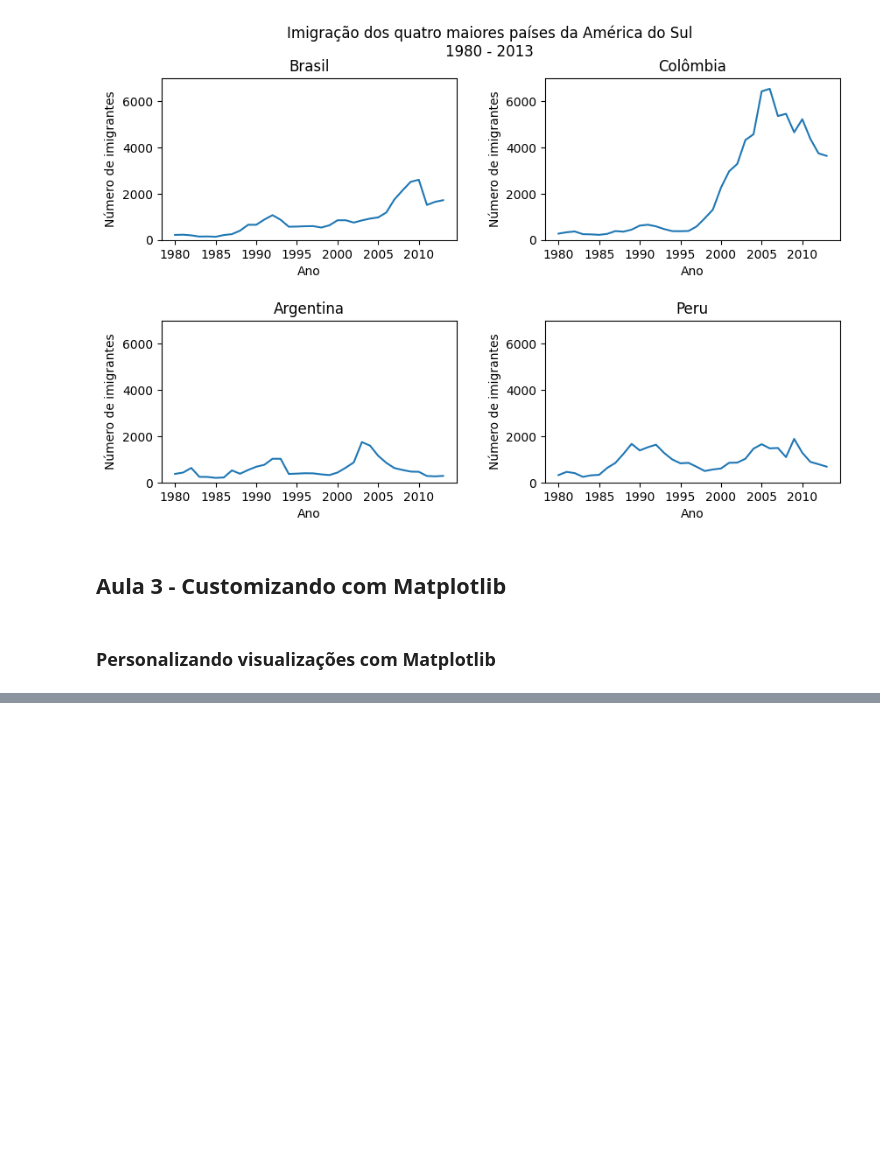
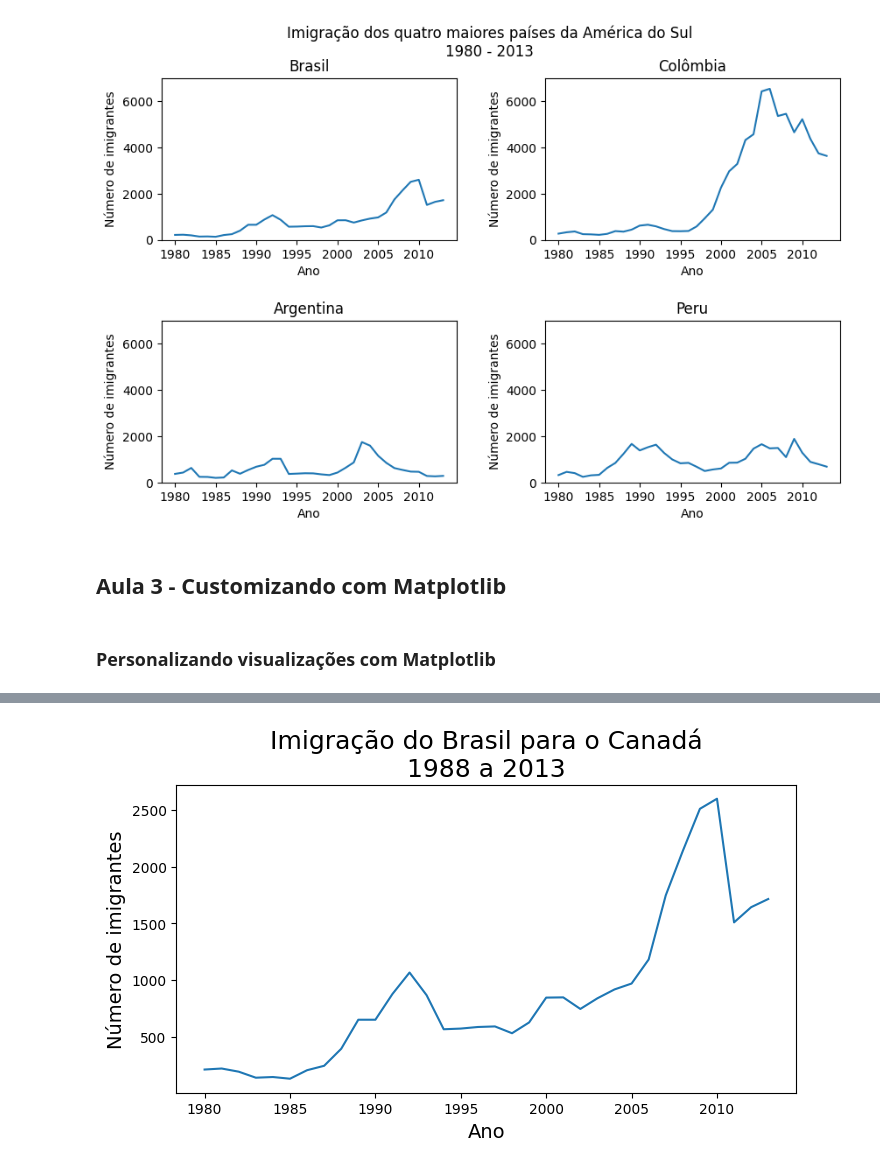
Before and after one commit to brunorm86/visualizacao_dados_python, a Jupyter notebook: project.ipynb, the cells around one changed output, grey strips where cells are left out. Drawn from its saved outputs; the diff is of its cells as text; code cells hidden in the pictures; blank space fills up the shorter version.

```diff
--- a/project.ipynb
+++ b/project.ipynb
@@ -385,0 +407,10 @@ plt.show()
+# %%
+fig, ax = plt.subplots(figsize=(8,4))
+ax.plot(dados_brasil['ano'], dados_brasil['imigrantes'])
+ax.set_title('Imigração do Brasil para o Canadá\n1988 a 2013', fontsize=18)
+ax.set_xlabel('Ano', fontsize=14)
+ax.set_ylabel('Número de imigrantes', fontsize=14)
+ax.xaxis.set_major_locator(plt.MultipleLocator(5))
+plt.show()
+# %% [output]
+[figure, added]
```
Also changed, not shown: parts of 10 cells of this notebook, 2 other files.
